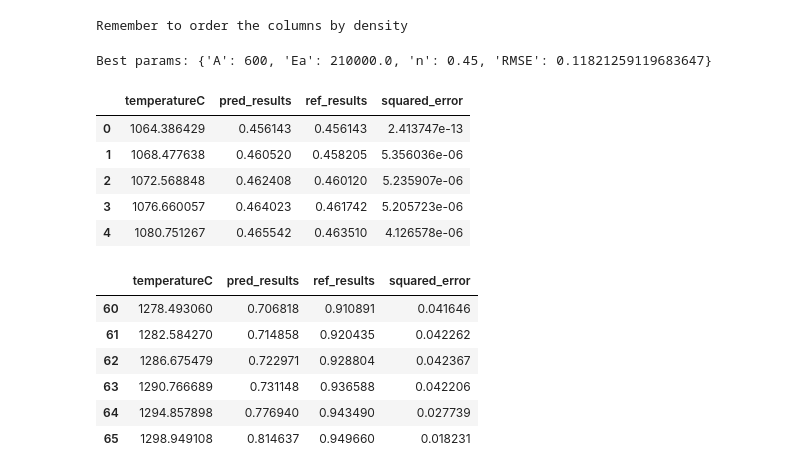
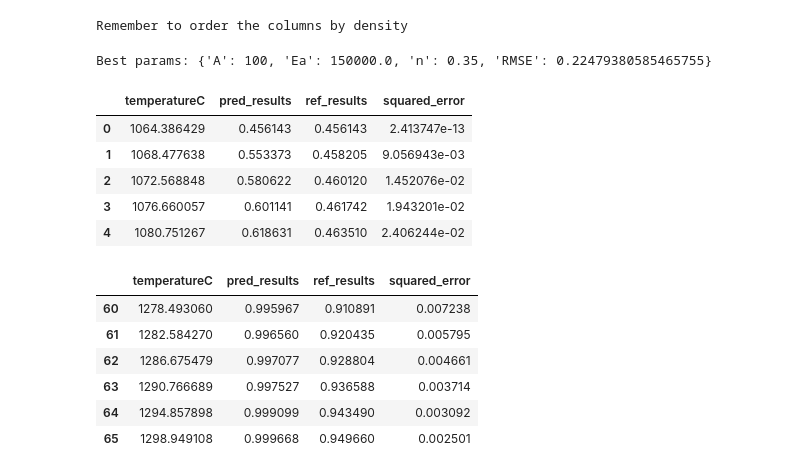
Before and after one commit to gupaulasan/sintering-densification-prediction, a Jupyter notebook: Model_GomezHotzaV1.ipynb, the cells around one changed output. Cells and saved outputs as stored; diff of their text form; code cells hidden in the pictures.

```diff
--- a/Model_GomezHotzaV1.ipynb
+++ b/Model_GomezHotzaV1.ipynb
@@ -233,23 +212,23 @@ mazaheri_2K.columns = [col[6:] for col in mazaheri_2K.columns.values]
 mazaheri_5K.columns = [col[6:] for col in mazaheri_5K.columns.values]
 mazaheri_20K.columns = [col[7:] for col in mazaheri_20K.columns.values]
 # %%
-predict_mazaheri2K, params = validation(mazaheri_2K, dfX='temperatureC', dfY='density', n_values=[0.35,0.4,0.45], A_values=[400,550,600], Ea_values=[110e3,210e3,310e3], Tmax=1298.95, Tinit=1068.48,beta=2,theta0=0.543857,G=7.5e-8)
+predict_mazaheri2K, params = validation(mazaheri_2K, dfX='temperatureC', dfY='density', n_values=[0.35], A_values=[100], Ea_values=[150e3], Tmax=1298.95, Tinit=1068.48,beta=2,theta0=0.543857,G=7.5e-8)
 display(predict_mazaheri2K.head())
 display(predict_mazaheri2K.tail(6))
-ytzp_maza = gomez_hotza(Tmax=1298.95, Tinit=1068.48,beta=2,theta0=0.543857,G=7.5e-8, n=0.435, A=544.5, Ea=206.4e3, total_time=2e4, dt=5, as_df=True,)
+ytzp_maza = gomez_hotza(Tmax=1298.95, Tinit=1068.48,beta=2,theta0=0.543857,G=7.5e-8, n=0.35, A=100, Ea=150e3, total_time=2e4, dt=5, as_df=True,)
 # %% [output]
-Best params: {'A': 600, 'Ea': 210000.0, 'n': 0.45, 'RMSE': 0.11821259119683647}
+Best params: {'A': 100, 'Ea': 150000.0, 'n': 0.35, 'RMSE': 0.22479380585465755}
 |  | temperatureC | pred_results | ref_results | squared_error |
 | 0 | 1064.386429 | 0.456143 | 0.456143 | 2.413747e-13 |
-| 1 | 1068.477638 | 0.460520 | 0.458205 | 5.356036e-06 |
-| 2 | 1072.568848 | 0.462408 | 0.460120 | 5.235907e-06 |
-| 3 | 1076.660057 | 0.464023 | 0.461742 | 5.205723e-06 |
-| 4 | 1080.751267 | 0.465542 | 0.463510 | 4.126578e-06 |
+| 1 | 1068.477638 | 0.553373 | 0.458205 | 9.056943e-03 |
+| 2 | 1072.568848 | 0.580622 | 0.460120 | 1.452076e-02 |
+| 3 | 1076.660057 | 0.601141 | 0.461742 | 1.943201e-02 |
+| 4 | 1080.751267 | 0.618631 | 0.463510 | 2.406244e-02 |
 |  | temperatureC | pred_results | ref_results | squared_error |
-| 60 | 1278.493060 | 0.706818 | 0.910891 | 0.041646 |
-| 61 | 1282.584270 | 0.714858 | 0.920435 | 0.042262 |
-| 62 | 1286.675479 | 0.722971 | 0.928804 | 0.042367 |
-| 63 | 1290.766689 | 0.731148 | 0.936588 | 0.042206 |
-| 64 | 1294.857898 | 0.776940 | 0.943490 | 0.027739 |
-| 65 | 1298.949108 | 0.814637 | 0.949660 | 0.018231 |
+| 60 | 1278.493060 | 0.995967 | 0.910891 | 0.007238 |
+| 61 | 1282.584270 | 0.996560 | 0.920435 | 0.005795 |
+| 62 | 1286.675479 | 0.997077 | 0.928804 | 0.004661 |
+| 63 | 1290.766689 | 0.997527 | 0.936588 | 0.003714 |
+| 64 | 1294.857898 | 0.999099 | 0.943490 | 0.003092 |
+| 65 | 1298.949108 | 0.999668 | 0.949660 | 0.002501 |
 # %%
```
Also changed, not shown: parts of 4 cells of this notebook.
